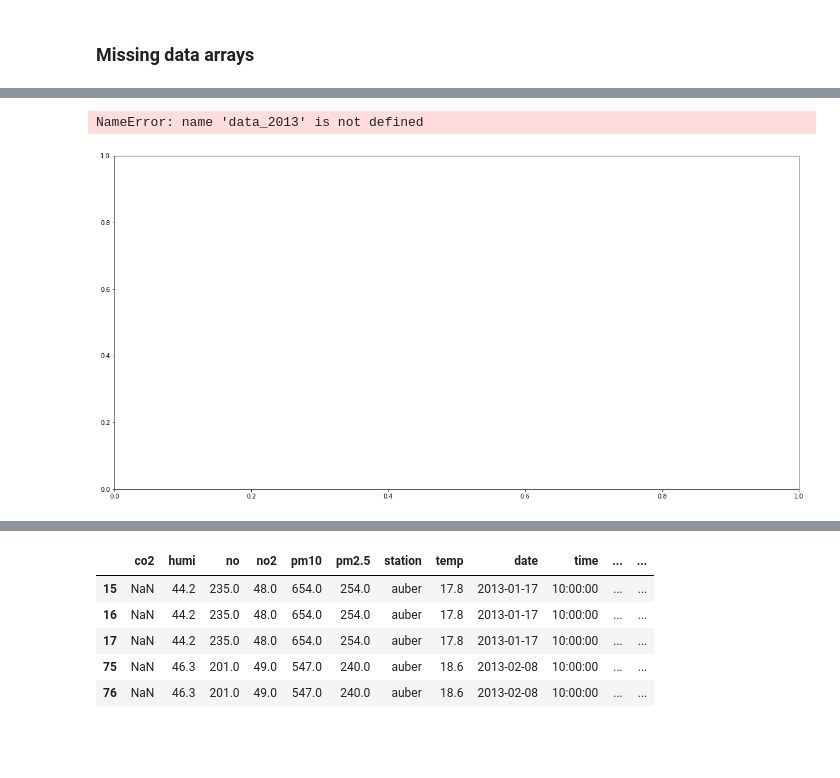
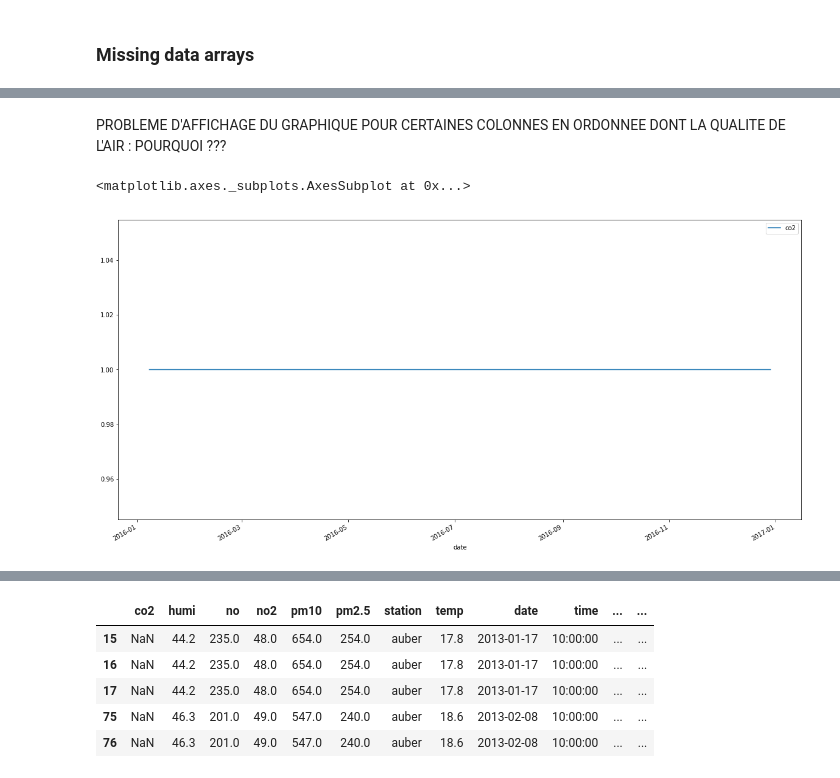
Before and after one commit to MrMey/underground_air_quality_analysis, a Jupyter notebook: Missing_data_analysis_1.ipynb, the cells around one changed output, grey strips where cells are left out. Cells and saved outputs as stored; diff of their text form; code cells hidden in the pictures; blank space fills up the shorter version.

```diff
--- a/Missing_data_analysis_1.ipynb
+++ b/Missing_data_analysis_1.ipynb
@@ -121,0 +194,3 @@ TypeError: invalid type comparison
+# %%
+missing_data_2016_auber = missing_data_2016[missing_data_2016["station"] == "auber"]
+missing_data_2016_auber.head()
@@ -121,0 +205,3 @@ TypeError: invalid type comparison
+# %%
+missing_data_2016_auber_modified=missing_data_2016_auber.fillna("1")
+missing_data_2016_auber_modified.head()
@@ -121,0 +216,6 @@ TypeError: invalid type comparison
+# %%
+type(missing_data_2016_auber_modified)
+missing_data_2016_auber_modified.empty
+missing_data_2016_auber_modified.dtypes
+missing_data_2016_auber_modified[['co2','humi', 'no', 'no2', 'pm10','pm2.5','temp','temp_min','temp_max']] = missing_data_2016_auber_modified[['co2','humi', 'no', 'no2', 'pm10','pm2.5','temp','temp_min','temp_max']].apply(pd.to_numeric)
+missing_data_2016_auber_modified.dtypes
@@ -122,6 +240,10 @@ TypeError: invalid type comparison
+# %% [markdown]
+PROBLEME D'AFFICHAGE DU GRAPHIQUE POUR CERTAINES COLONNES EN ORDONNEE DONT LA QUALITE DE L'AIR : POURQUOI ???
+# %%
+missing_data_2016_auber_modified_co2 = missing_data_2016_auber_modified[missing_data_2016_auber_modified["co2"] == 1]
 # %%
 fig, ax = plt.subplots(figsize=(20,10))
-data_2013.plot(x = 'date',y = 'co2', ax = ax)
+missing_data_2016_auber_modified_co2.plot(x = "date",y = "co2", ax=ax)
 # %% [output]
-NameError: name 'data_2013' is not defined
+<matplotlib.axes._subplots.AxesSubplot at 0x...>
-[figure, old version]
+[figure, new version]
```
Also changed, not shown: parts of 25 cells of this notebook, 1 other file.
